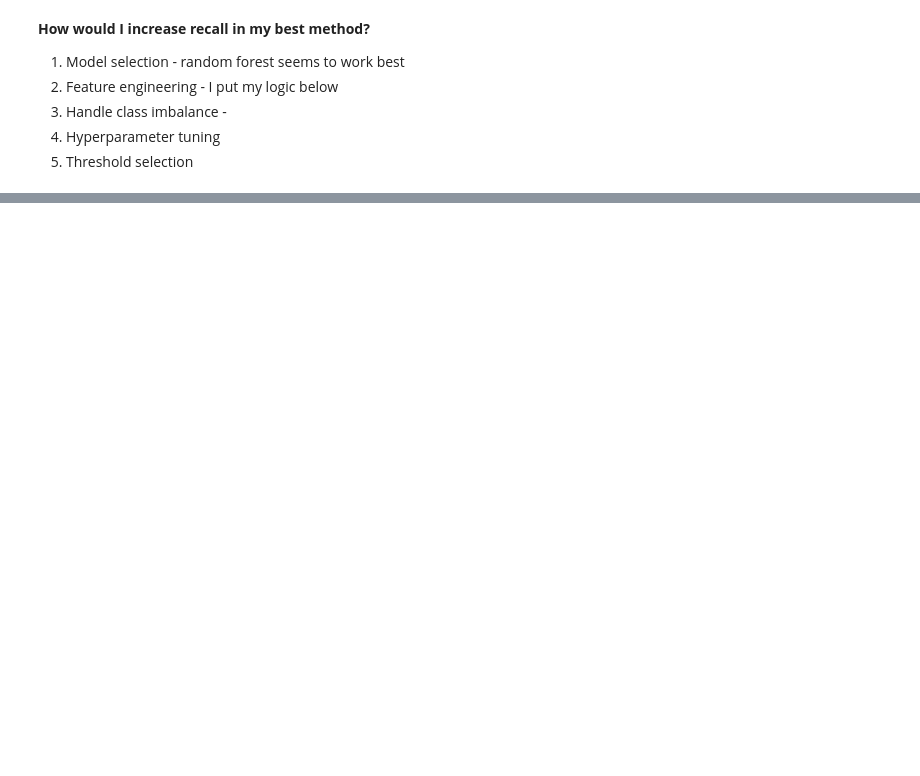
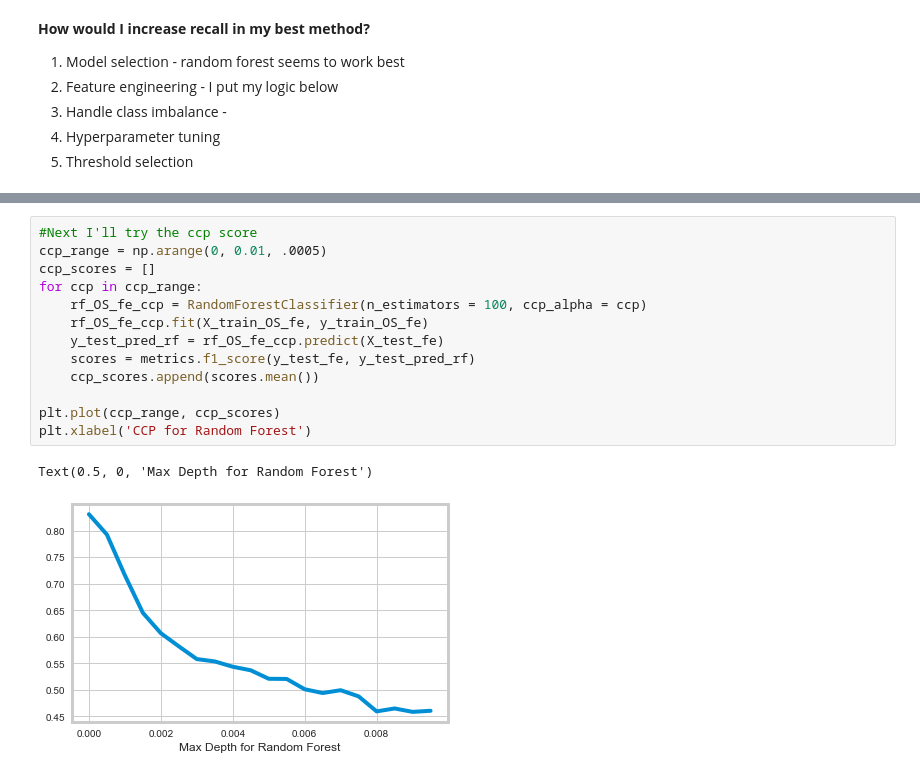
Before and after one commit to emilylorenzen/metis-classification-MoA_molecule, a Jupyter notebook: metis-classification-models.ipynb, the cells around one changed output, grey strips where cells are left out. Drawn from its saved outputs; the diff is of its cells as text; blank space fills up the shorter version.

```diff
--- a/metis-classification-models.ipynb
+++ b/metis-classification-models.ipynb
@@ -377,0 +508,16 @@ Random Forest with over sampling :
+# %%
+#Next I'll try the ccp score
+ccp_range = np.arange(0, 0.01, .0005)
+ccp_scores = []
+for ccp in ccp_range:
+    rf_OS_fe_ccp = RandomForestClassifier(n_estimators = 100, ccp_alpha = ccp)
+    rf_OS_fe_ccp.fit(X_train_OS_fe, y_train_OS_fe)
+    y_test_pred_rf = rf_OS_fe_ccp.predict(X_test_fe)
+    scores = metrics.f1_score(y_test_fe, y_test_pred_rf)
+    ccp_scores.append(scores.mean())
+
+plt.plot(ccp_range, ccp_scores)
+plt.xlabel('CCP for Random Forest')
+# %% [output]
+Text(0.5, 0, 'Max Depth for Random Forest')
+[figure, added]
```
Also changed, not shown: parts of 59 cells of this notebook.
